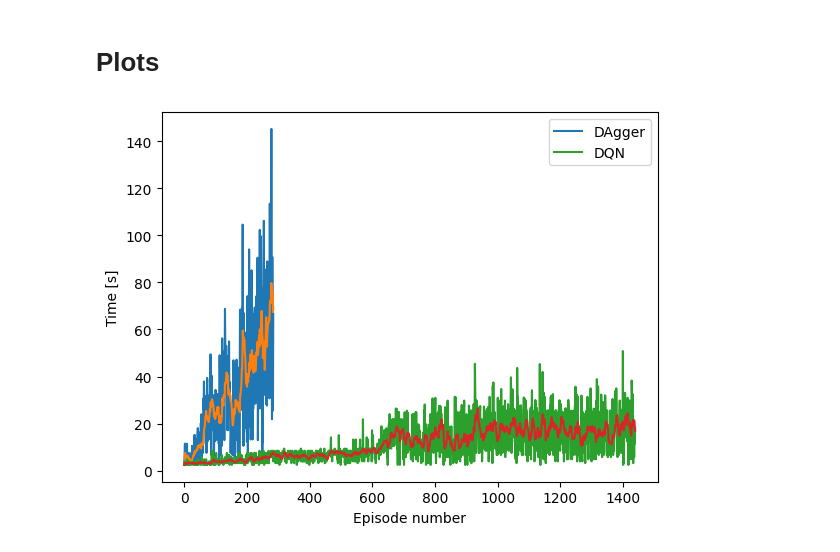
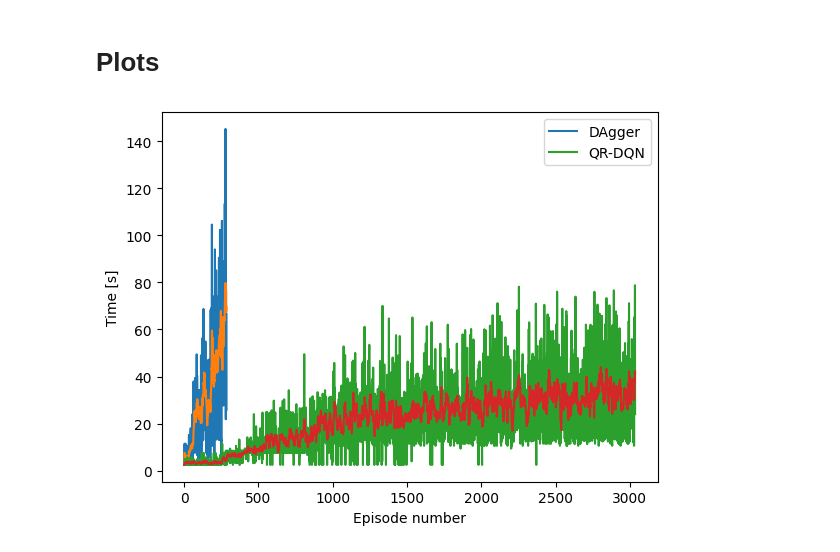
Before and after one commit to mare5x/SuperHaxagon, a Jupyter notebook: py/notebook.ipynb, the cells around one changed output. Drawn from its saved outputs; the diff is of its cells as text; code cells hidden in the pictures.

```diff
--- a/py/notebook.ipynb
+++ b/py/notebook.ipynb
@@ -513,7 +513,7 @@ dagger_scores = dagger_data['score_history'][1:]
 # %%
 import json
 
-with open("checkpoints/sb3_15/data", "r") as f:
+with open("checkpoints/sb3_21/data", "r") as f:
     dqn_data = json.load(f)
 dqn_scores = dqn_data["_env_real_episode_scores"]
 # %%
@@ -530,18 +530,18 @@ def moving_average(x, k=10):
 # %%
 fig, ax = plt.subplots()
 
 ax.set_ylabel('Time [s]')
 ax.set_xlabel('Episode number')
 
 x = np.array(dagger_scores) / 60  # Seconds
 ax.plot(x, label="DAgger")
 ax.plot(moving_average(x, k=10))
 
 x = np.array(dqn_scores) / 60  # Seconds
-ax.plot(x, label="DQN")
+ax.plot(x, label="QR-DQN")
 ax.plot(moving_average(x, k=10))
 
 ax.legend()
 fig.savefig("../figs/scores.png", dpi=80)
 # %% [output]
-[figure, old version]
+[figure, new version]
```
Also changed, not shown: 6 other files.
